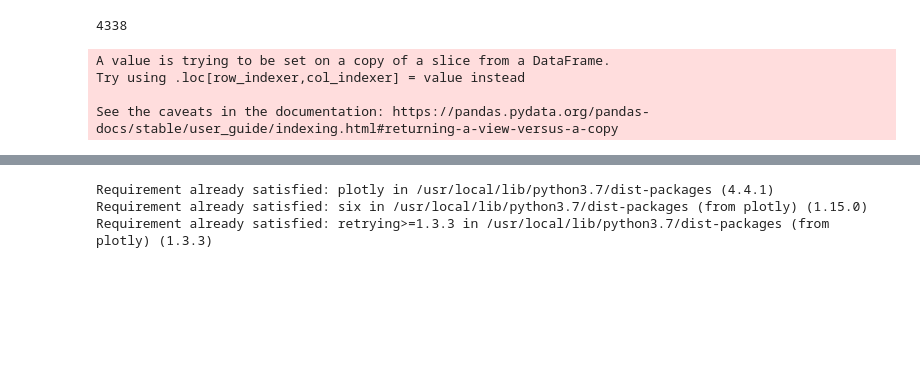
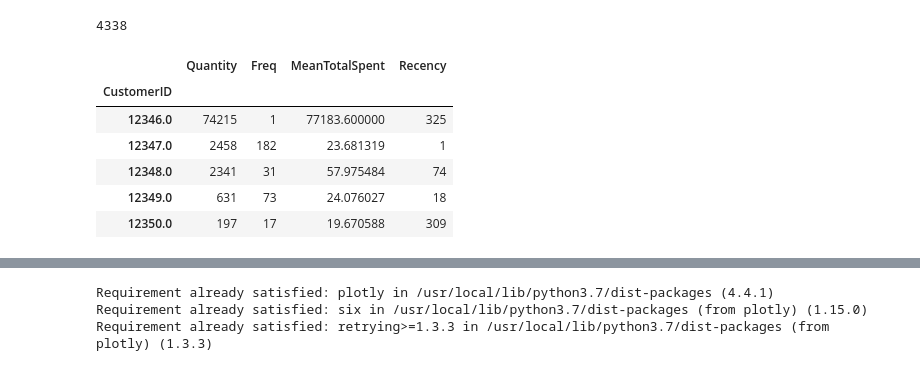
Before and after one commit to MichaelR-DS/Retail_Customer_Segmentation, a Jupyter notebook: retail_analysis.ipynb, the cells around one changed output, grey strips where cells are left out. Cells and saved outputs as stored; diff of their text form; code cells hidden in the pictures; blank space fills up the shorter version.

```diff
--- a/retail_analysis.ipynb
+++ b/retail_analysis.ipynb
@@ -126,21 +126,27 @@ len(df['CustomerID'].unique())
 import datetime as dt
 
 df['InvoiceDate'] = pd.to_datetime(df['InvoiceDate'])
+customer_df = df[['CustomerID', 'InvoiceNo','InvoiceDate', 'TotalSpent']]
+latest_date = customer_df['InvoiceDate'].max()
 
-customer_df = df[['CustomerID', 'InvoiceNo','InvoiceDate', 'TotalSpent']]
-latest = customer_df['InvoiceDate'].max()
+#Changing columns to:
+#InvoiceDate --> Days since last purchase (as of 10/12/2011). This is the "Recency" part of the RFM analysis.
+#InvoiceNo --> n.o. invoices (transactions) per customer. This is the "Frequency" of customer transactions.
+#TotalSpent --> Mean of TotalSpent. This is the "Monetary" part of the RFM analysis.
+#Quantity --> Total number of items bought by each customer.
 
-customer_df['Orders'] = df['CustomerID'].value_counts() #n.o. invoices
-
-#customer_df['FreqOfPurchases'] = ( customer_df['InvoiceDate'] - customer_df['InvoiceDate'].max() ).dt.days.abs()
-
-customer_df = df.groupby(by='CustomerID').agg({ 'Quantity':'sum', 'InvoiceNo':'count', 'TotalSpent':'mean', 'InvoiceDate':lambda x: (latest - x.max()).days })
-customer_df.rename(columns = {'InvoiceNo':'Freq', 'InvoiceDate':'Recency'}, inplace=True)
+customer_df = df.groupby(by='CustomerID').agg({ 'Quantity':'sum', 'InvoiceNo':'count', 'TotalSpent':'mean', 'InvoiceDate':lambda x: (latest_date - x.max()).days })
+customer_df.rename(columns = {'InvoiceDate':'Recency', 'InvoiceNo':'Freq', 'TotalSpent':'MeanTotalSpent'}, inplace=True)
-# %% [output]
-A value is trying to be set on a copy of a slice from a DataFrame.
-Try using .loc[row_indexer,col_indexer] = value instead
-
-See the caveats in the documentation: https://pandas.pydata.org/pandas-docs/stable/user_guide/indexing.html#returning-a-view-versus-a-copy
+# %%
+customer_df.head()
+# %% [output]
+|  | Quantity | Freq | MeanTotalSpent | Recency |
+| CustomerID |  |  |  |  |
+| 12346.0 | 74215 | 1 | 77183.600000 | 325 |
+| 12347.0 | 2458 | 182 | 23.681319 | 1 |
+| 12348.0 | 2341 | 31 | 57.975484 | 74 |
+| 12349.0 | 631 | 73 | 24.076027 | 18 |
+| 12350.0 | 197 | 17 | 19.670588 | 309 |
 # %%
 customer_df.corr()
 # %% [output]
```
Also changed, not shown: parts of 5 cells of this notebook.
